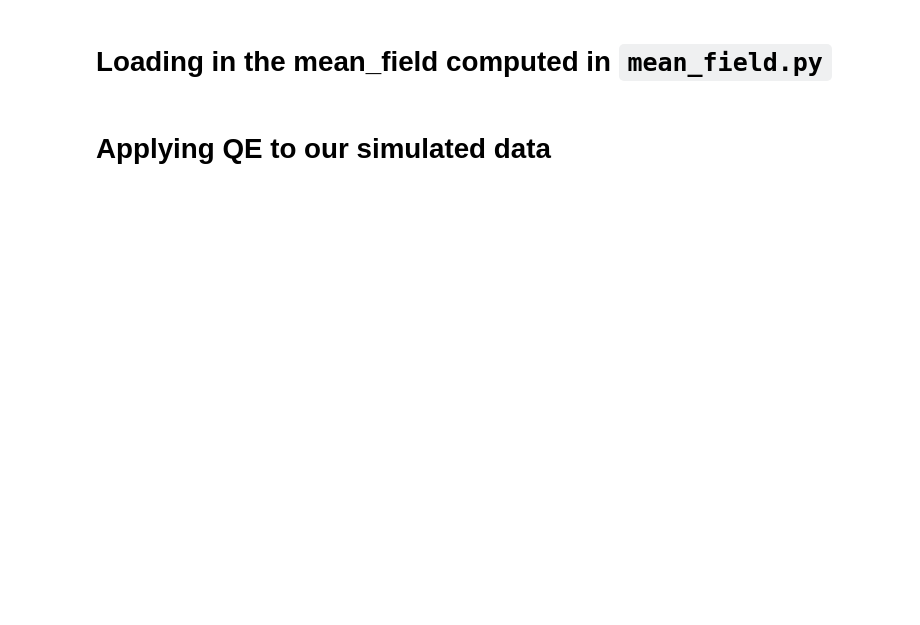
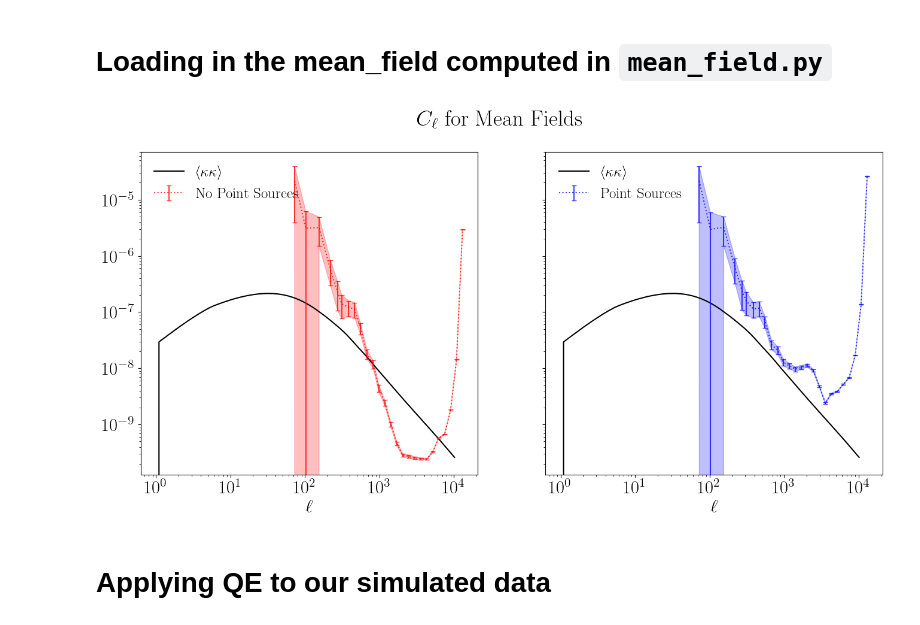
Before and after one commit to DelonShen/LensQuEst, a Jupyter notebook: dev/scratch_QE.ipynb, the cells around one changed output. Cells and saved outputs as stored; diff of their text form; code cells hidden in the pictures; blank space fills up the shorter version.

```diff
--- a/dev/scratch_QE.ipynb
+++ b/dev/scratch_QE.ipynb
@@ -253,7 +257,54 @@ check the power spectrum
 # Loading in the mean_field computed in `mean_field.py`
 # %%
 import pickle
-mean_field = pickle.load(open('mask_simple%dx%d_point_sources.pkl'%(nX,nY), 'rb'))
+mean_field = pickle.load(open('mask_simple%dx%d_point_sources_bigger.pkl'%(nX,nY), 'rb'))
+mean_field_nPS = pickle.load(open('mask_simple%dx%d.pkl'%(nX,nY), 'rb'))
+# %%
+mf_Cls = {}
+mf_Cls['nPS'] = baseMap.powerSpectrum(dataFourier=mean_field_nPS)/fsky
+mf_Cls['PS'] = baseMap.powerSpectrum(dataFourier=mean_field)/fsky
+# %%
+fig, axs = plt.subplots(ncols=2, sharey=True, figsize=(16,7))
+
+
+theory=[p2d_cmblens.fPinterp, fNqCmb_fft]
+theory_l=[r'$\big<\kappa\kappa\big>$']#, r'Projected noise $N$']
+theory_s=['black', 'lightgrey']
+for f,l,sty in zip(theory, theory_l, theory_s):
+    L = np.logspace(np.log10(1.), np.log10(np.max(ell)), 201, 10.)
+    ClExpected = np.array(list(map(f, L)))
+    for ax in axs:
+        ax.plot(L, factor*ClExpected, sty, label=l)
+
+axs = dict(zip(mf_Cls.keys(), axs))
+col = {}
+col['PS'] = 'b'
+col['nPS']='r'
+labels = {'PS':'Point Sources', 'nPS':'No Point Sources'}
+
+
+
+for key in mf_Cls:
+    lCen, Cl, sCl = mf_Cls[key]
+    Ipos = np.where(Cl>=1e-10)
+    Ineg = np.where(Cl<0.)
+    ax = axs[key]
+    ax.errorbar(lCen[Ipos], factor*(Cl[Ipos]), yerr=fctr*sCl[Ipos], c=col[key], alpha=.75,
+                fmt=':', capsize=3, capthick=1, label=labels[key])
+    tmp_data = {
+        'x': lCen[Ipos],
+        'y1': [y - e for y, e in zip(factor*(Cl[Ipos]), sCl[Ipos])],
+        'y2': [y + e for y, e in zip(factor*(Cl[Ipos]), sCl[Ipos])]}
+    ax.fill_between(**tmp_data, color=col[key], alpha=.25)
+
+    ax.set_xscale('log')
+    ax.set_yscale('log')
+    ax.set_xlabel(r'$\ell$')
+    ax.legend(frameon=False, loc='upper left')
+fig.suptitle(r'$C_\ell$ for Mean Fields')
+plt.savefig('figures/mean_field_ps.pdf', bbox_inches='tight')
+# %% [output]
+[figure, added]
 # %% [markdown]
 # Applying QE to our simulated data
 # %%
```
Also changed, not shown: parts of 13 cells of this notebook, 20 other files.
